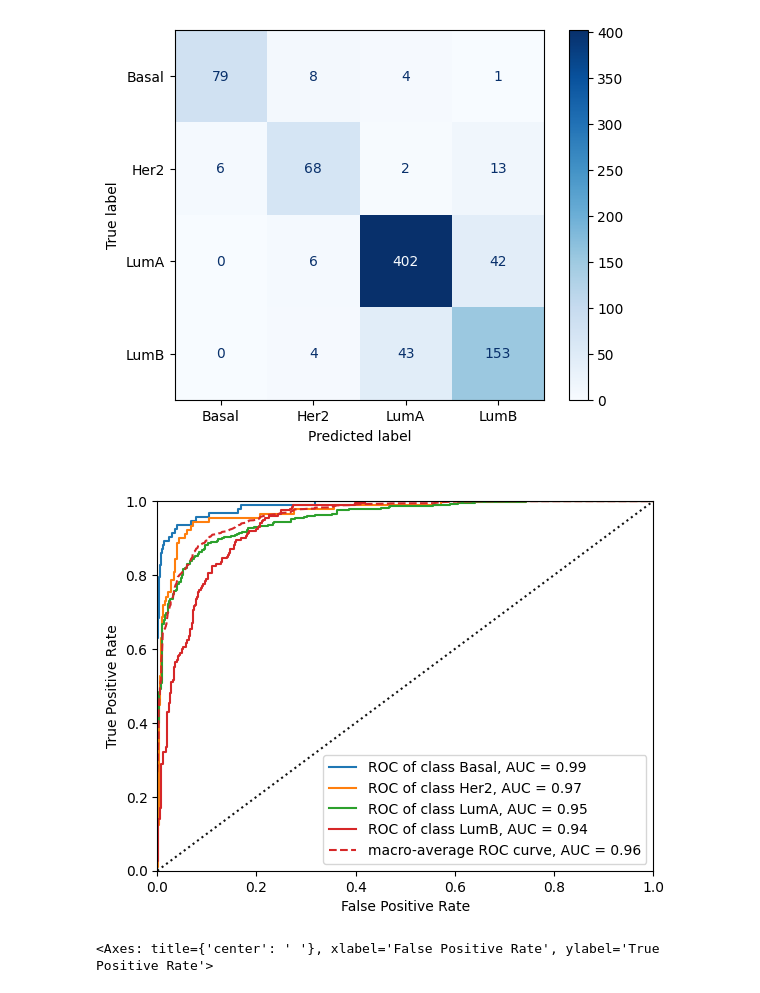
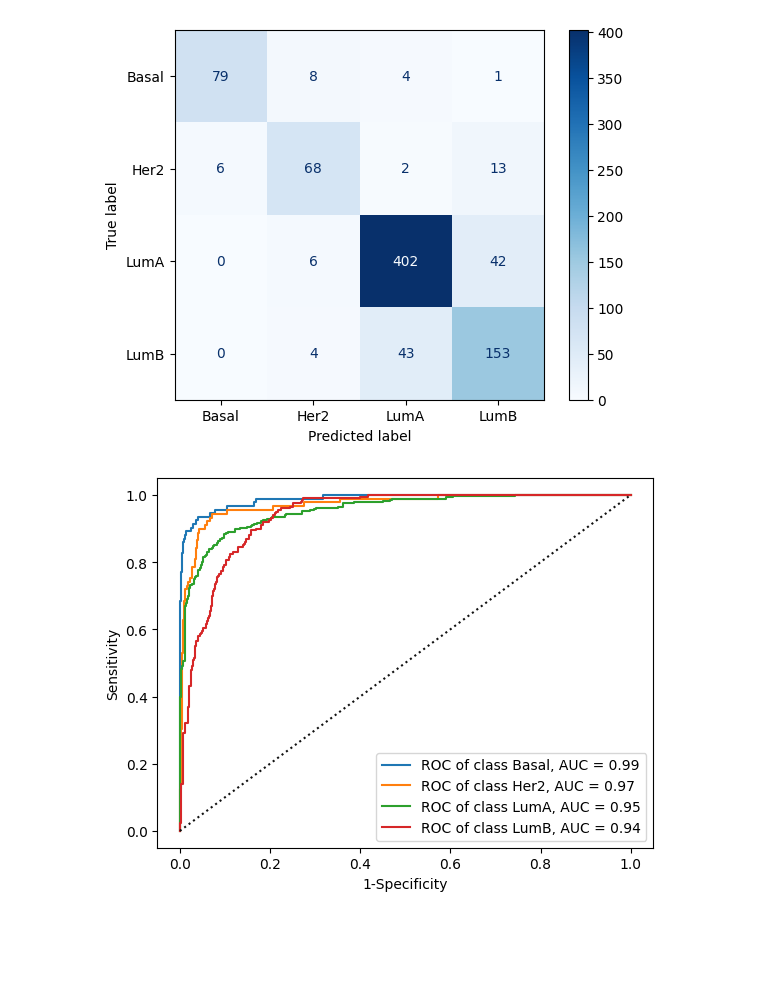
Before and after one commit to jeong2624/ML_BRCA-subtype, a Jupyter notebook: Model_Selection/Naive_Bayes.ipynb, the cells around one changed output. Cells and saved outputs as stored; diff of their text form; code cells hidden in the pictures; blank space fills up the shorter version.

```diff
--- a/Model_Selection/Naive_Bayes.ipynb
+++ b/Model_Selection/Naive_Bayes.ipynb
@@ -118,18 +118,20 @@ Text(0, 0.5, 'Frequency')
 ### Compare model performance between original and undersampled data.
 # %%
 from sklearn.naive_bayes import GaussianNB
-from sklearn.metrics import classification_report, f1_score, roc_auc_score, make_scorer, accuracy_score, ConfusionMatrixDisplay, precision_score, recall_score
+from sklearn.metrics import classification_report, f1_score, roc_auc_score, make_scorer, accuracy_score, ConfusionMatrixDisplay
 from sklearn.model_selection import train_test_split, RepeatedStratifiedKFold, GridSearchCV, cross_validate
 from yellowbrick.classifier import ROCAUC, PrecisionRecallCurve
+from imblearn.metrics import specificity_score, sensitivity_score
+
 
 cv = RepeatedStratifiedKFold(n_splits = 10, n_repeats = 10, random_state = 123)
 clf = GaussianNB()
-precision = make_scorer(precision_score, average = 'macro', zero_division = 0)
-recall = make_scorer(recall_score, average = 'macro', zero_division = 0)
+specificity = make_scorer(specificity_score, average = 'macro')
+sensitivity = make_scorer(sensitivity_score, average = 'macro')
 
 scoring = {"accuracy" : "accuracy",
-           "precision" : precision,
-           "recall" : recall,
+           "specificity" : specificity,
+           "sensitivity" : sensitivity,
            "f1-score" : "f1_macro",
            "auc" : "roc_auc_ovr"}
 
@@ -266,14 +271,16 @@ plt.show()
 # %%
 # ROC curve
 plt.rcdefaults()
-visualizer = ROCAUC(model, classes = ["Basal", "Her2", "LumA", "LumB"], macro = True, micro = False, title = " ")
+visualizer = ROCAUC(model, classes = ["Basal", "Her2", "LumA", "LumB"], macro = False, micro = False, title = " ")
 
 visualizer.fit(X_train, y_train)
 visualizer.score(X_test, y_test)
-visualizer.show()
+visualizer.ax.set_xlabel("1-Specificity")
+visualizer.ax.set_ylabel("Sensitivity")
+visualizer.ax.legend(loc='best')
+plt.show()
 # %% [output]
-[figure, old version]
+[figure, new version]
-<Axes: title={'center': ' '}, xlabel='False Positive Rate', ylabel='True Positive Rate'>
 # %%
 # Precision-Recall curve
 plt.rcdefaults()
```
Also changed, not shown: parts of 11 cells of this notebook, 6 other files.
